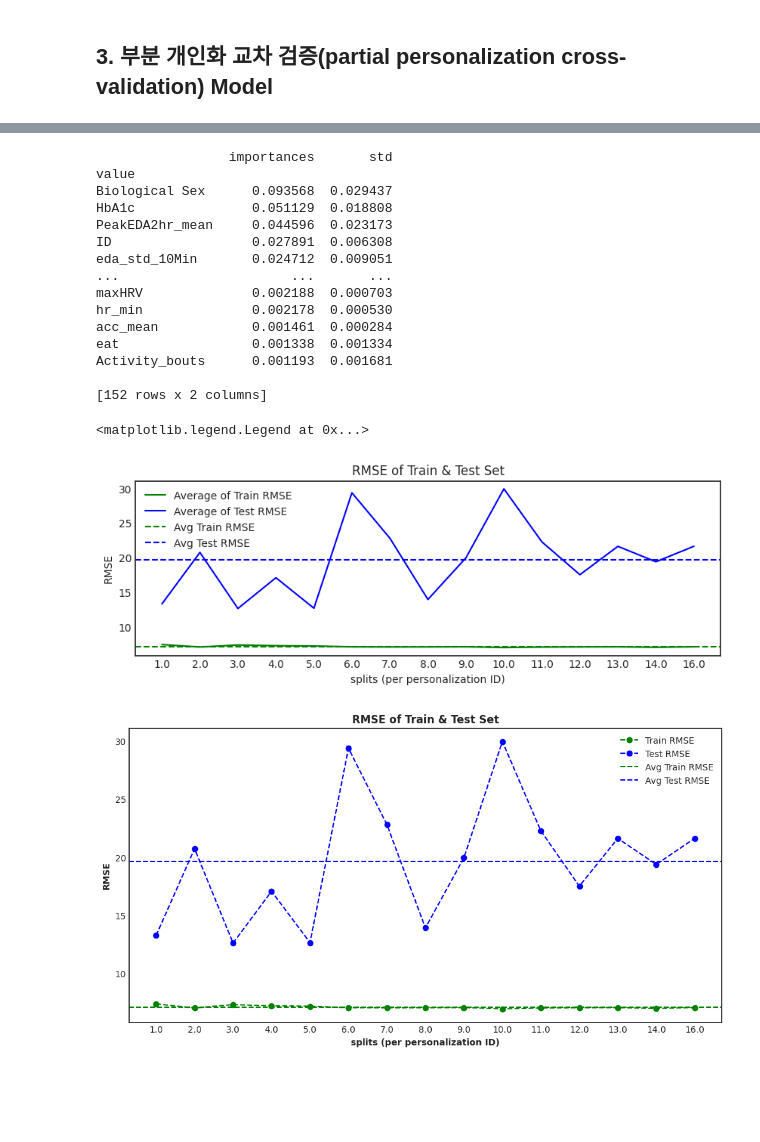
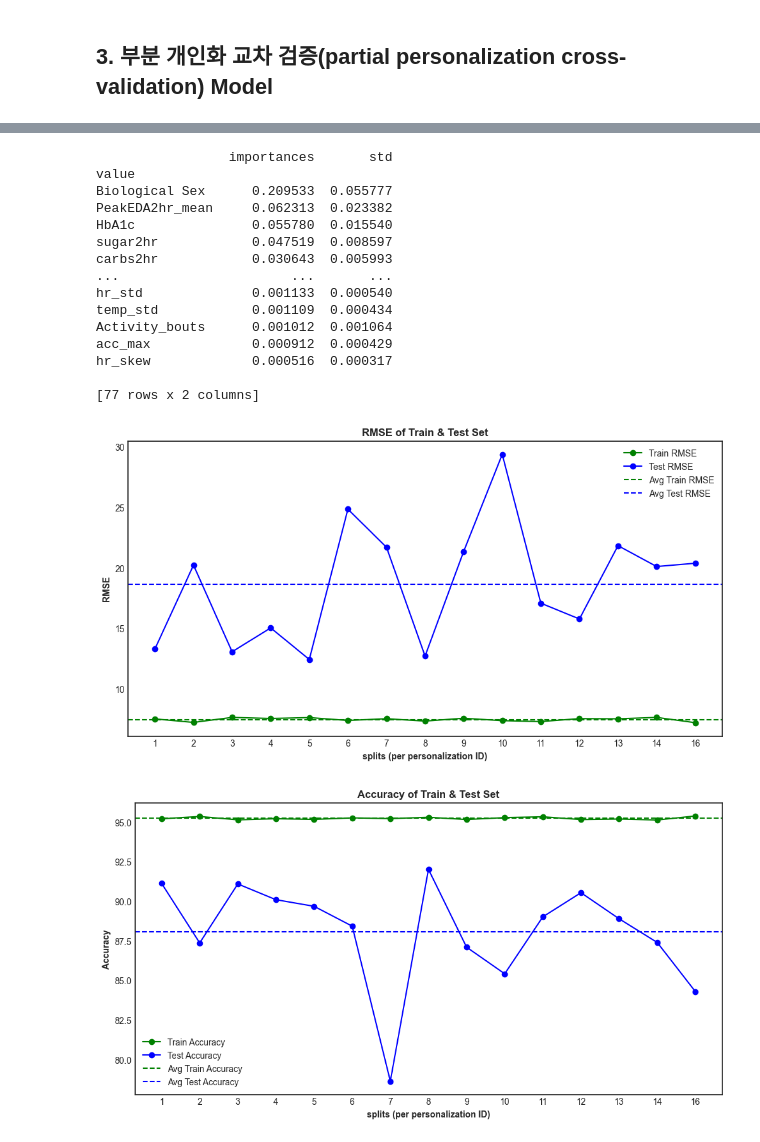
Before and after one commit to gjlee0802/engineering-digital-biomarkers, a Jupyter notebook: xgboost_regressor.ipynb, the cells around one changed output, grey strips where cells are left out. Saved outputs shown, nothing was run; the diff lists cells and outputs as text; code cells hidden in the pictures; blank space fills up the shorter version.

```diff
--- a/xgboost_regressor.ipynb
+++ b/xgboost_regressor.ipynb
@@ -206,15 +206,15 @@ def losoXGB(data, idcolumn, outcomevar, dropcols=[], numestimators=1000):
     print('Std RMSE:' + str(stdrmse))
     print('Mean MAPE:' + str(meanmape))
     print('Std MAPE:' + str(stdmape))
-    print('Mean R2:' + str(meanr2))
-    print('Std R2:' + str(stdr2))
+    #print('Mean R2:' + str(meanr2))
+    #print('Std R2:' + str(stdr2))
 
-    eval_df = rmse_df.merge(mape_df, on='id').merge(acc_df, on='id').merge(r2_df, on='id')
+    eval_df = rmse_df.merge(mape_df, on='id').merge(acc_df, on='id')#.merge(r2_df, on='id')
 
     #TODO: 파라미터들을 담은 dataframe을 반환하도록 할 것.
     return eval_df, errors, meanrmse, stdrmse, meanmape, stdmape, importances
 # %%
-eval_df, errors, RMSE, RMSEstd, MAPE, MAPEstd, importances = losoXGB(data=df, idcolumn='ID', outcomevar='glucose', dropcols=['label', 'datetime'], numestimators=100)
+eval_df, errors, RMSE, RMSEstd, MAPE, MAPEstd, importances = losoXGB(data=df, idcolumn='ID', outcomevar='glucose', dropcols=['label', 'datetime','carbs2hr_ratio','protein2hr_ratio','sugar2hr_ratio'], numestimators=100)
 # %% [output]
 IDlist : ['1.0', '2.0', '3.0', '4.0', '5.0', '6.0', '7.0', '8.0', '9.0', '10.0', '11.0', '12.0', '13.0', '14.0', '16.0']
 LOOCV_O : 1
@@ -546,13 +483,13 @@ def partialPersonalizationXGB(data, idcolumn, outcomevar, dropcols=[], numestima
     print('Std RMSE:' + str(stdrmse))
     print('Mean MAPE:' + str(meanmape))
     print('Std MAPE:' + str(stdmape))
-    print('Mean R2:' + str(meanr2))
-    print('Std R2:' + str(stdr2))
+    #print('Mean R2:' + str(meanr2))
+    #print('Std R2:' + str(stdr2))
 
-    eval_df = rmse_df.merge(mape_df, on='id').merge(acc_df, on='id').merge(r2_df, on='id')
+    eval_df = rmse_df.merge(mape_df, on='id').merge(acc_df, on='id')#.merge(r2_df, on='id')
 
     #TODO: 파라미터들을 담은 dataframe을 반환하도록 할 것.
     return eval_df, errors, meanrmse, stdrmse, meanmape, stdmape, importances
 # %%
-eval_df, errors, RMSE, RMSEstd, MAPE, MAPEstd, importances = partialPersonalizationXGB(data=df, idcolumn='ID', outcomevar='glucose', dropcols=['label', 'datetime'], numestimators=100)
+eval_df, errors, RMSE, RMSEstd, MAPE, MAPEstd, importances = partialPersonalizationXGB(data=df, idcolumn='ID', outcomevar='glucose', dropcols=['label', 'datetime','carbs2hr_ratio','protein2hr_ratio','sugar2hr_ratio'], numestimators=100)
 # %% [output]
@@ -607,54 +541,60 @@ imp_err = importances.groupby('value').std(numeric_only=True).rename(columns={'i
 # %%
-filteredimp = importances.groupby('value').mean(numeric_only=True).sort_values(by='importances', ascending=False)
+filteredimp = importances.groupby('value').mean().sort_values(by='importances', ascending=False)
 filteredimp = pd.merge(filteredimp, imp_err, on='value')
 print(filteredimp)
 # %% [output]
                  importances       std
 value
-Biological Sex      0.093568  0.029437
-HbA1c               0.051129  0.018808
-PeakEDA2hr_mean     0.044596  0.023173
-ID                  0.027891  0.006308
-eda_std_10Min       0.024712  0.009051
+Biological Sex      0.209533  0.055777
+PeakEDA2hr_mean     0.062313  0.023382
+HbA1c               0.055780  0.015540
+sugar2hr            0.047519  0.008597
+carbs2hr            0.030643  0.005993
 ...                      ...       ...
-maxHRV              0.002188  0.000703
-hr_min              0.002178  0.000530
-acc_mean            0.001461  0.000284
-eat                 0.001338  0.001334
-Activity_bouts      0.001193  0.001681
+hr_std              0.001133  0.000540
+temp_std            0.001109  0.000434
+Activity_bouts      0.001012  0.001064
+acc_max             0.000912  0.000429
+hr_skew             0.000516  0.000317
 
-[152 rows x 2 columns]
+[77 rows x 2 columns]
 # %%
 # 그래프 그리기
-plt.figure(figsize=(10, 3))
-plt.plot(eval_df['id'], eval_df['train_rmse'], 'g', label='Average of Train RMSE')
-plt.plot(eval_df['id'], eval_df['test_rmse'], 'b', label='Average of Test RMSE')
+plt.figure(figsize=(12, 6))
+plt.plot(eval_df['id'], eval_df['train_rmse'], 'go-', label='Train RMSE')
+plt.plot(eval_df['id'], eval_df['test_rmse'], 'bo-', label='Test RMSE')
 
-# 가로 점선 추가
+# 가로 점선 추가 (평균값 표시)
 plt.axhline(y=avg_train_rmse, color='g', linestyle='--', label='Avg Train RMSE')
 plt.axhline(y=avg_test_rmse, color='b', linestyle='--', label='Avg Test RMSE')
 
-plt.title('RMSE of Train & Test Set')
-plt.xlabel('splits (per personalization ID)')
-plt.ylabel('RMSE')
+# 레이블 및 제목 설정
+plt.xlabel('splits (per personalization ID)', fontweight='bold')
+plt.ylabel('RMSE', fontweight='bold')
+plt.title('RMSE of Train & Test Set', fontweight='bold')
+plt.xticks(eval_df['id'])
+
+# 범례 추가
 plt.legend()
+
+# 그래프 표시
+plt.show()
 # %% [output]
-<matplotlib.legend.Legend at 0x...>
-[figure, old version]
+[figure, new version]
 # %%
 # 그래프 그리기
 plt.figure(figsize=(12, 6))
-plt.plot(eval_df['id'], eval_df['train_rmse'], 'go--', label='Train RMSE')
-plt.plot(eval_df['id'], eval_df['test_rmse'], 'bo--', label='Test RMSE')
+plt.plot(eval_df['id'], eval_df['train_acc'], 'go-', label='Train Accuracy')
+plt.plot(eval_df['id'], eval_df['test_acc'], 'bo-', label='Test Accuracy')
 
 # 가로 점선 추가 (평균값 표시)
-plt.axhline(y=avg_train_rmse, color='g', linestyle='--', label='Avg Train RMSE')
-plt.axhline(y=avg_test_rmse, color='b', linestyle='--', label='Avg Test RMSE')
+plt.axhline(y=avg_train_mape, color='g', linestyle='--', label='Avg Train Accuracy')
+plt.axhline(y=avg_test_mape, color='b', linestyle='--', label='Avg Test Accuracy')
 
 # 레이블 및 제목 설정
 plt.xlabel('splits (per personalization ID)', fontweight='bold')
-plt.ylabel('RMSE', fontweight='bold')
-plt.title('RMSE of Train & Test Set', fontweight='bold')
+plt.ylabel('Accuracy', fontweight='bold')
+plt.title('Accuracy of Train & Test Set', fontweight='bold')
 plt.xticks(eval_df['id'])
 
 # 범례 추가
@@ -663,4 +603,4 @@ plt.legend()
 # 그래프 표시
 plt.show()
 # %% [output]
-[figure, old version]
+[figure, new version]
```
Also changed, not shown: parts of 19 cells of this notebook.
